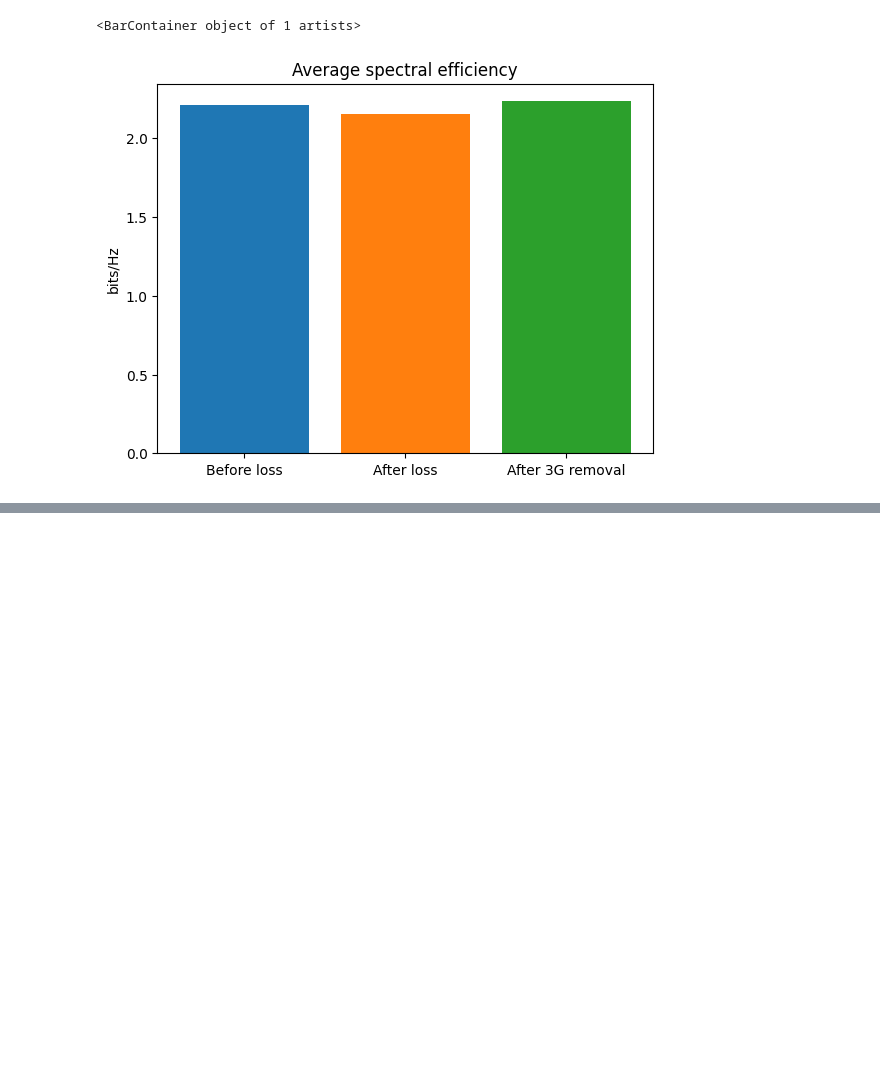
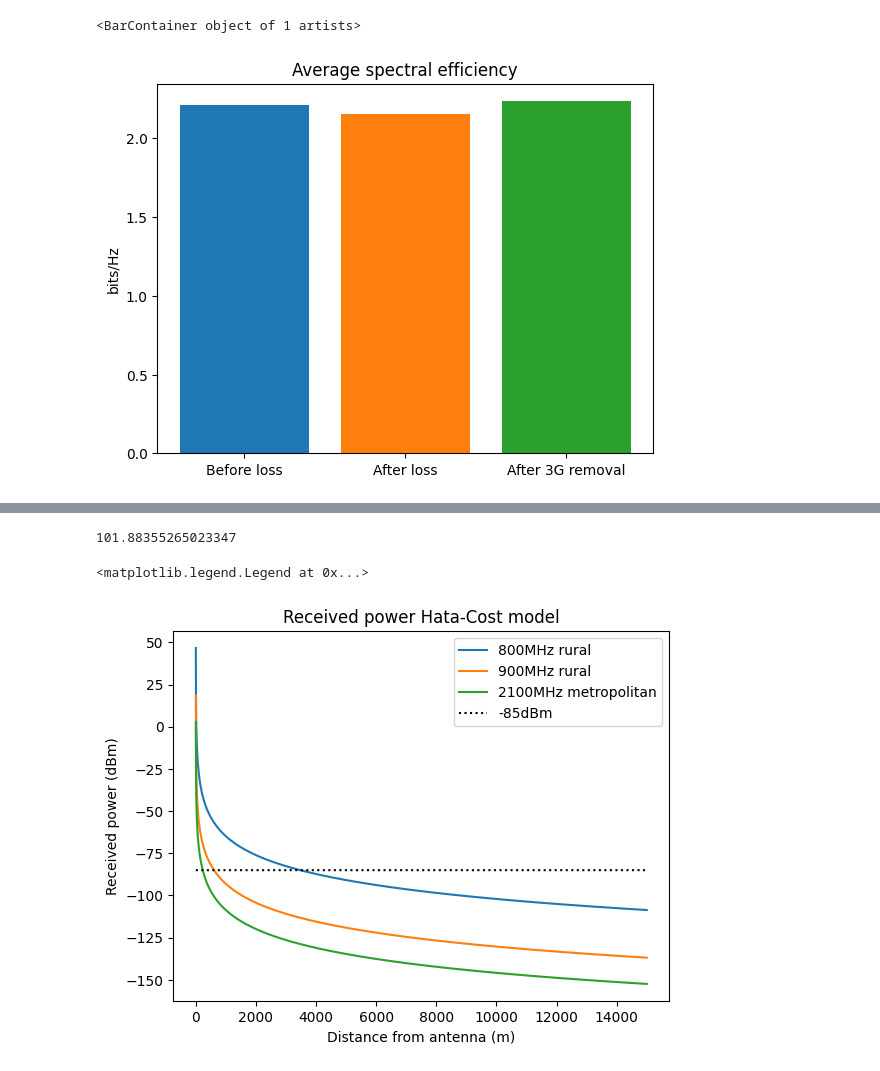
Before and after one commit to Joinatan/wireless_systems, a Jupyter notebook: casestudy2/data.ipynb, the cells around one changed output, grey strips where cells are left out. Cells and saved outputs as stored; diff of their text form; code cells hidden in the pictures; blank space fills up the shorter version.

```diff
--- a/casestudy2/data.ipynb
+++ b/casestudy2/data.ipynb
@@ -193,0 +210,28 @@ Text(0, 0.5, 'Received power (dBm)')
+# %%
+#coverage 900MHz
+received_signal_list800 = []
+received_signal_list900 = []
+received_signal_list2100 = []
+max_signal_strength = 37
+#https://www.pts.se/contentassets/2a002b99e7574e1cbf9b57a3cf9667d3/10-10534-bilaga-a-till-beslut-800mhz.pdf
+meters = 15000
+print(okomura_hata(15, 1.5, 1, 800, 'rural'))
+for i in range(1, meters, 1):
+    received_signal_list800.append(67 - okomura_hata(15, 1.5, i*0.001, 800, 'rural')-30)
+    received_signal_list900.append(67 - okomura_hata(15, 1.5, i*0.001, 900, 'large')-30)
+    received_signal_list2100.append(67 - okomura_hata(15, 1.5, i*0.001, 2100, 'large')-30)
+
+plt.plot(range(1, meters), received_signal_list800, label='800MHz rural')
+plt.plot(range(1, meters), received_signal_list900, label='900MHz rural')
+plt.plot(range(1, meters), received_signal_list2100, label='2100MHz metropolitan')
+
+plt.title('Received power Hata-Cost model')
+plt.xlabel('Distance from antenna (m)')
+plt.ylabel('Received power (dBm)')
+plt.plot(range(1, meters), [-85 for x in range(1, meters)], label='-85dBm', color='black', linestyle='dotted')
+plt.legend()
+#plt.xscale('log')
+# %% [output]
+101.88355265023347
+<matplotlib.legend.Legend at 0x...>
+[figure, added]
```
Also changed, not shown: parts of 13 cells of this notebook, 1 other file.
